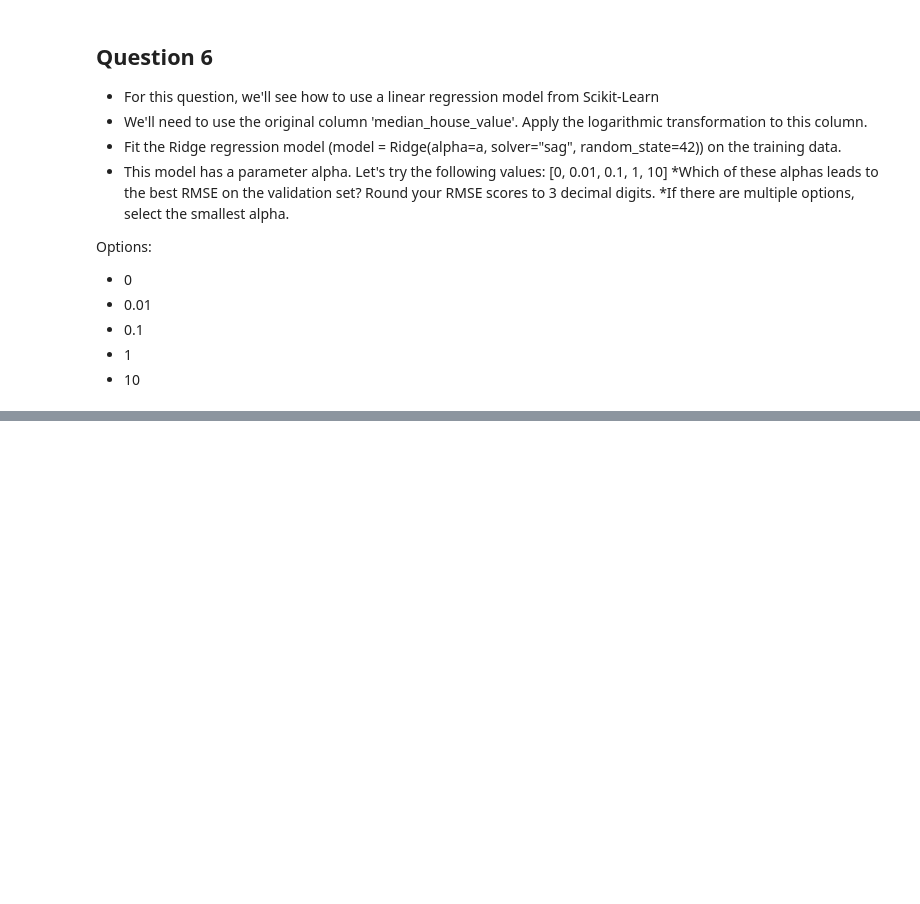
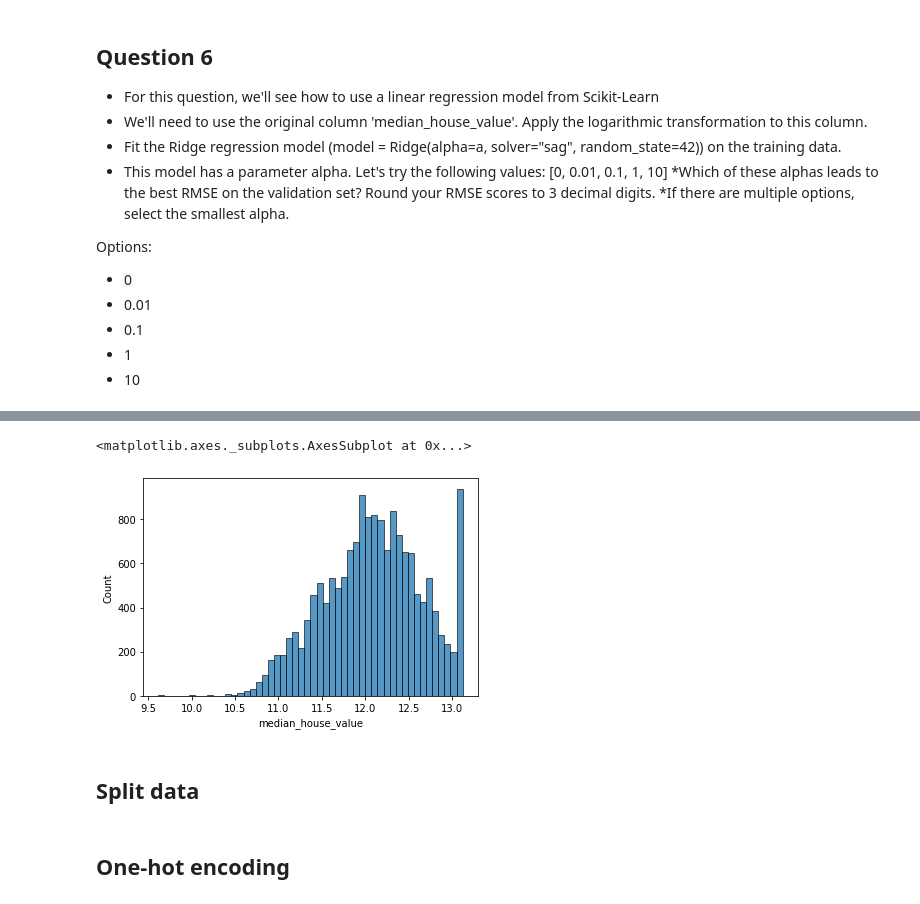
Before and after one commit to Zauralochka/ML-ZoomCamp, a Jupyter notebook: HW3_logistic_regression.ipynb, the cells around one changed output, grey strips where cells are left out. Saved outputs shown, nothing was run; the diff lists cells and outputs as text; code cells hidden in the pictures; blank space fills up the shorter version.

```diff
--- a/HW3_logistic_regression.ipynb
+++ b/HW3_logistic_regression.ipynb
@@ -643,0 +567,2 @@ Options:
+# %%
+df = df.copy()
@@ -643,0 +597,10 @@ Options:
+# %%
+prices_log = np.log1p(df['median_house_value'])
+prices_log
+
+sns.histplot(prices_log, bins=50)
+# %% [output]
+<matplotlib.axes._subplots.AxesSubplot at 0x...>
+[figure, added]
+# %% [markdown]
+## Split data
@@ -643,0 +624,2 @@ Options:
+# %% [markdown]
+## One-hot encoding
```
Also changed, not shown: parts of 46 cells of this notebook.
